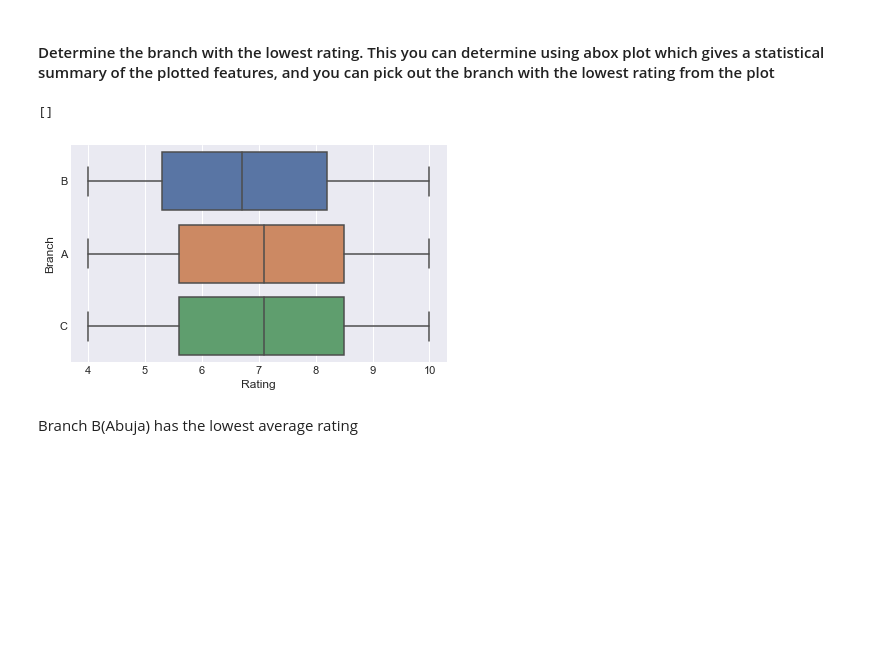
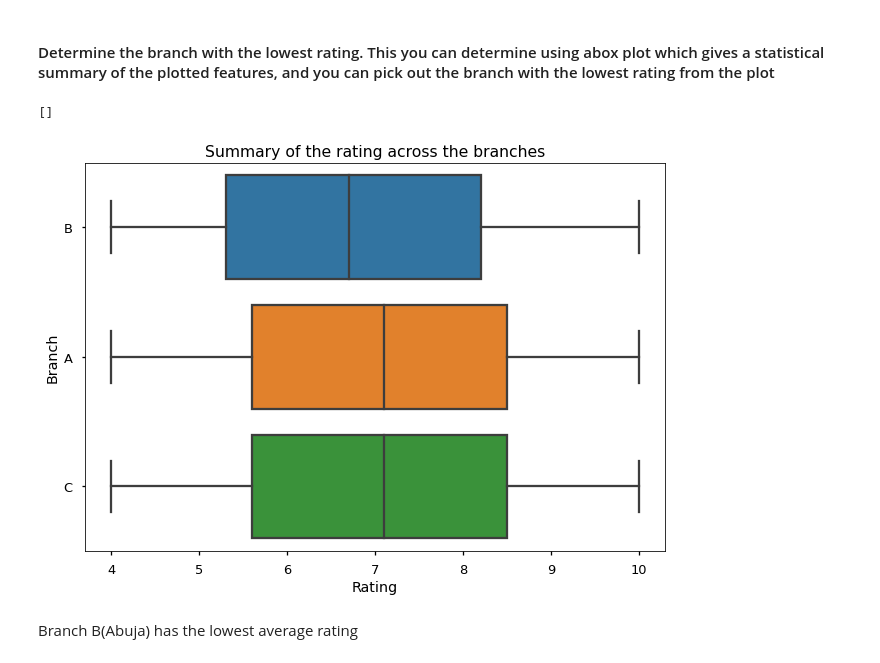
Before and after one commit to Grace2705/Data-Analysis-Project, a Jupyter notebook: Starter_notebook.ipynb, the cells around one changed output. Cells and saved outputs as stored; diff of their text form; code cells hidden in the pictures; blank space fills up the shorter version.

```diff
--- a/Starter_notebook.ipynb
+++ b/Starter_notebook.ipynb
@@ -48,7 +48,7 @@ import numpy as np
 import seaborn as sns
 import matplotlib.pyplot as plt
 %matplotlib inline
-plt.style.use('seaborn-darkgrid')
+plt.style.use('seaborn-talk')
 import warnings
 warnings.filterwarnings('ignore')
 # %% [markdown]
@@ -528,10 +525,11 @@ plt.show()
 ####  Determine the branch with the lowest rating. This you can determine using abox plot which gives a statistical summary of the plotted features, and you can pick out the branch with the lowest rating from the plot
 # %%
 ax = sns.boxplot(x= 'Rating', y = 'Branch', data= merged)
+ax.set_title('Summary of the rating across the branches')
 plt.plot()
 # %% [output]
 []
-[figure, old version]
+[figure, new version]
 # %% [markdown]
 Branch B(Abuja) has the lowest average rating
 # %% [markdown]
```
Also changed, not shown: parts of 50 cells of this notebook, 3 other files.
